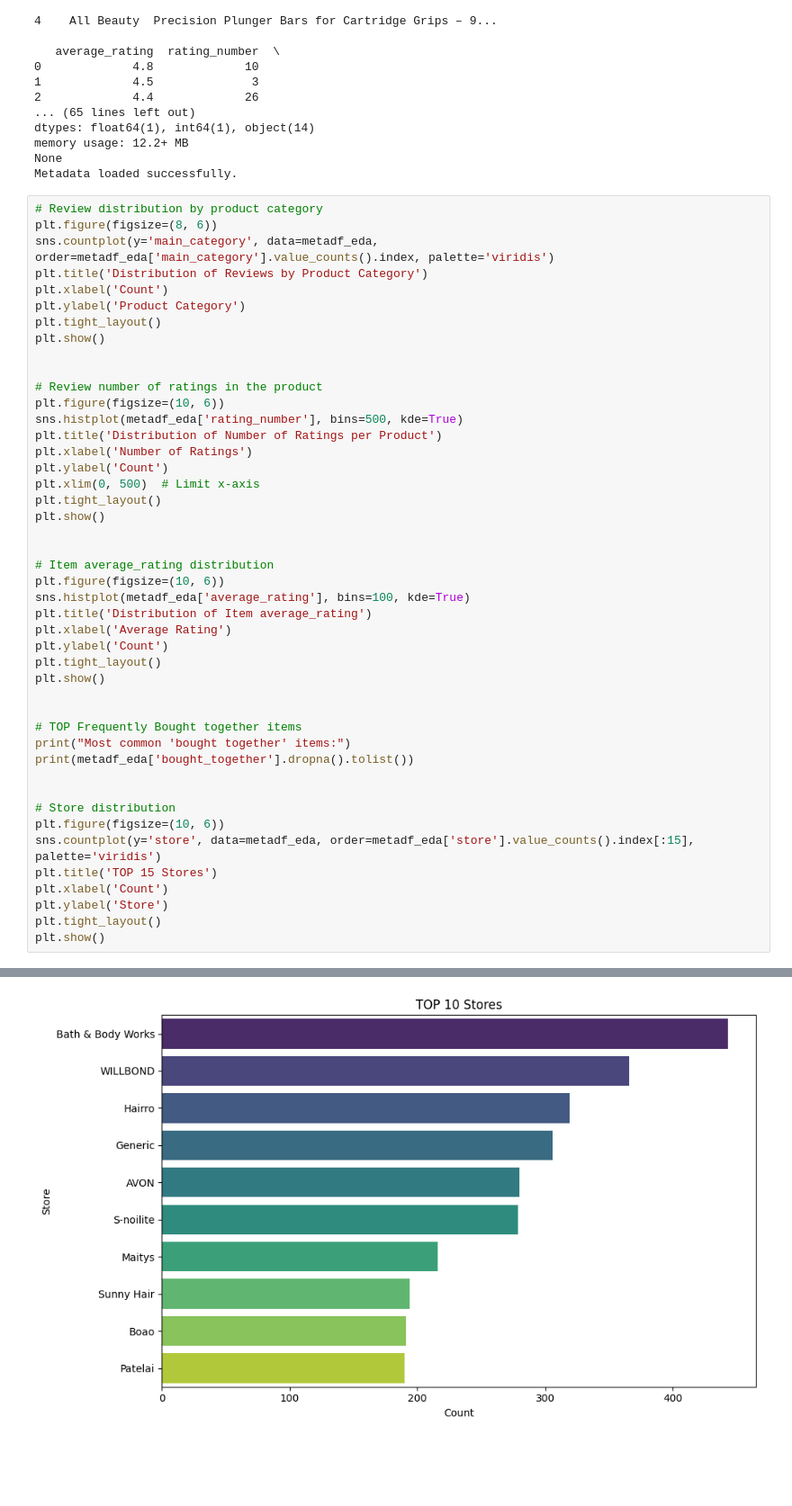
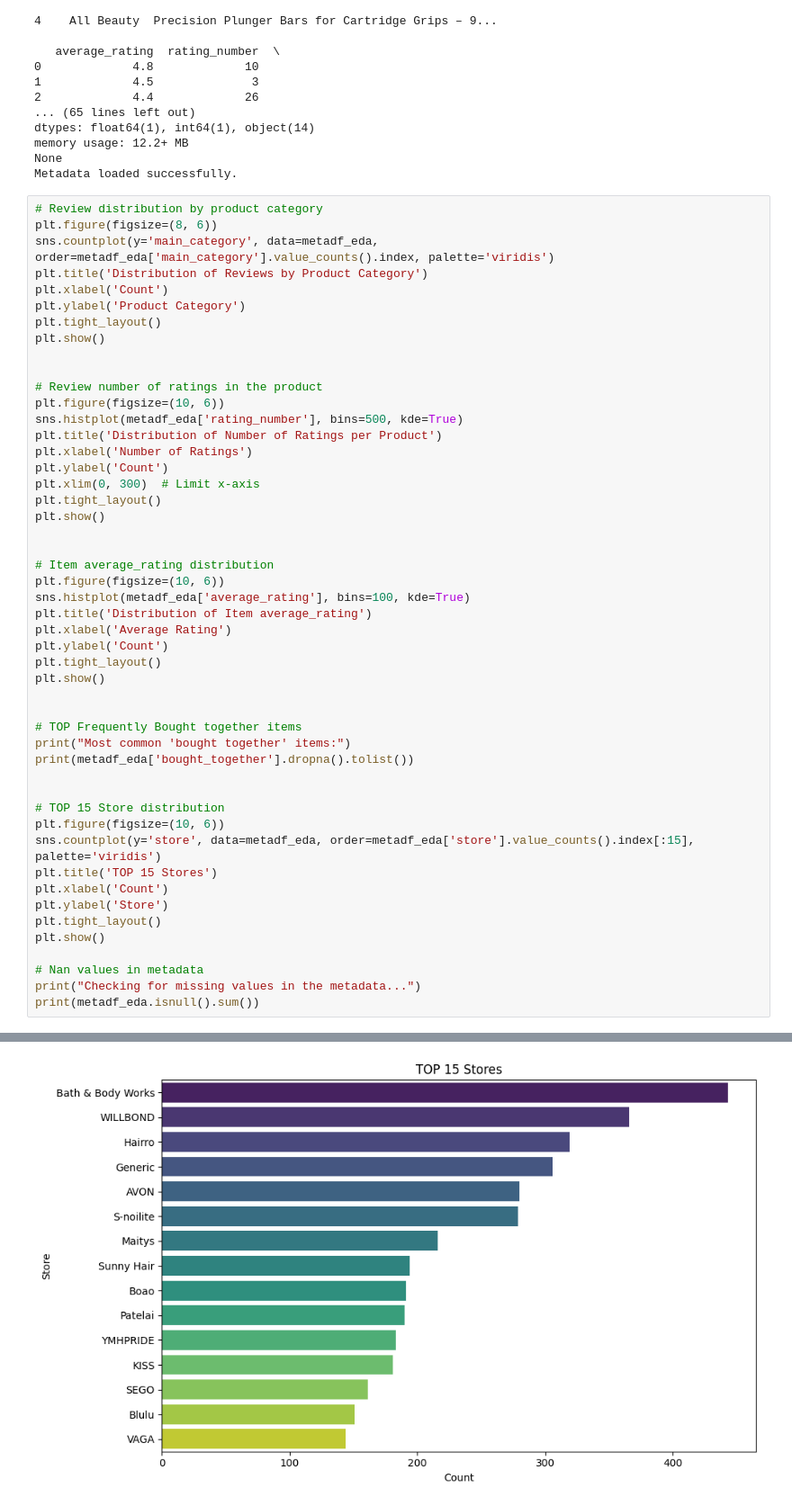
Before and after one commit to Aperture117/CMU, a Jupyter notebook: Projects/Cold-Start_Optimization/notebooks/EDA_data.ipynb, the cells around one changed output, grey strips where cells are left out. Shown at 90% size. Drawn from its saved outputs; the diff is of its cells as text; blank space fills up the shorter version.

```diff
--- a/Projects/Cold-Start_Optimization/notebooks/EDA_data.ipynb
+++ b/Projects/Cold-Start_Optimization/notebooks/EDA_data.ipynb
@@ -202,7 +202,7 @@ sns.histplot(metadf_eda['rating_number'], bins=500, kde=True)
 plt.title('Distribution of Number of Ratings per Product')
 plt.xlabel('Number of Ratings')
 plt.ylabel('Count')
-plt.xlim(0, 500)  # Limit x-axis
+plt.xlim(0, 300)  # Limit x-axis
 plt.tight_layout()
 plt.show()
 
@@ -222,7 +222,7 @@ print("Most common 'bought together' items:")
 print(metadf_eda['bought_together'].dropna().tolist())
 
 
-# Store distribution
+# TOP 15 Store distribution
 plt.figure(figsize=(10, 6))
 sns.countplot(y='store', data=metadf_eda, order=metadf_eda['store'].value_counts().index[:15], palette='viridis')
 plt.title('TOP 15 Stores')
@@ -230,6 +230,10 @@ plt.xlabel('Count')
 plt.ylabel('Store')
 plt.tight_layout()
 plt.show()
+
+# Nan values in metadata
+print("Checking for missing values in the metadata...")
+print(metadf_eda.isnull().sum())
 # %% [output]
 Passing `palette` without assigning `hue` is deprecated and will be removed in v0.14.0. Assign the `y` variable to `hue` and set `legend=False` for the same effect.
 
@@ -245 +249 @@ Passing `palette` without assigning `hue` is deprecated and will be removed in v
-[figure, old version]
+[figure, new version]
```
Also changed, not shown: parts of 1 cell of this notebook, 2 other files.
